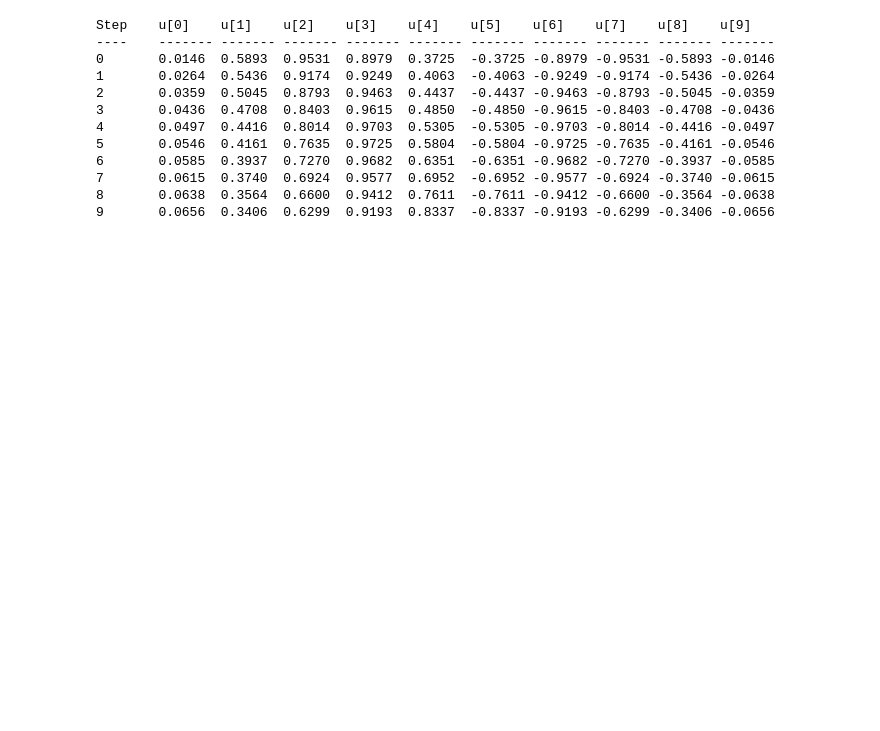
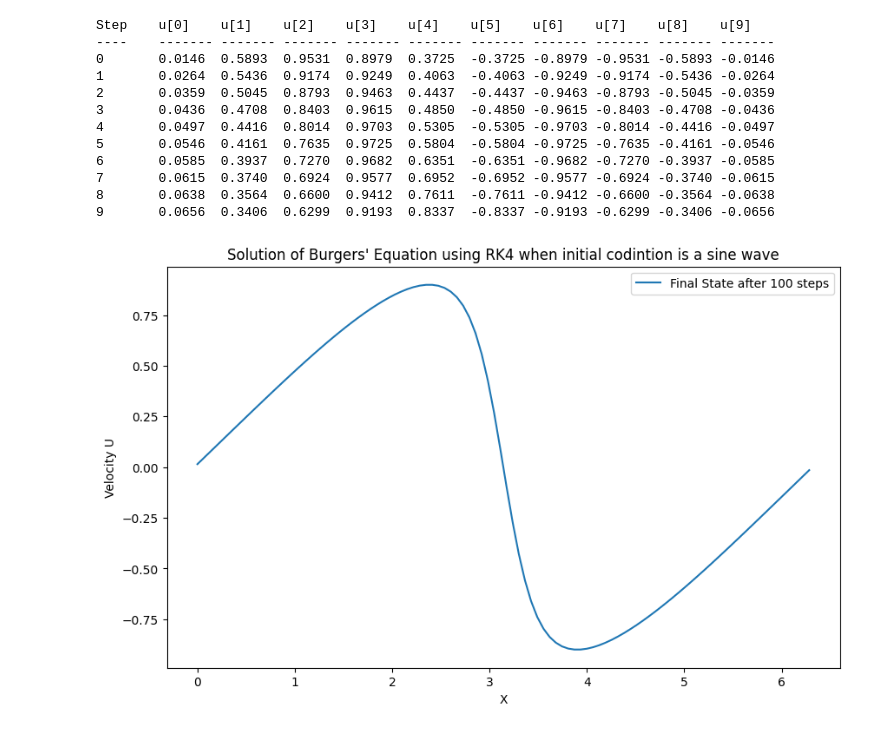
Before and after one commit to PARTHASAKHAPAUL/Flax-Teal-Programming-Assessment, a Jupyter notebook: Burger_eq_Solving_by_RK4/burger_equation.ipynb, the cells around one changed output. Saved outputs shown, nothing was run; the diff lists cells and outputs as text; code cells hidden in the pictures; blank space fills up the shorter version.

```diff
--- a/Burger_eq_Solving_by_RK4/burger_equation.ipynb
+++ b/Burger_eq_Solving_by_RK4/burger_equation.ipynb
@@ -57,3 +57,58 @@ Step    u[0]    u[1]    u[2]    u[3]    u[4]    u[5]    u[6]    u[7]    u[8]
 7       0.0615  0.3740  0.6924  0.9577  0.6952  -0.6952 -0.9577 -0.6924 -0.3740 -0.0615
 8       0.0638  0.3564  0.6600  0.9412  0.7611  -0.7611 -0.9412 -0.6600 -0.3564 -0.0638
 9       0.0656  0.3406  0.6299  0.9193  0.8337  -0.8337 -0.9193 -0.6299 -0.3406 -0.0656
+# %%
+import numpy as np
+import matplotlib.pyplot as plt
+
+
+def burgers_equation(u, dx, nu):
+    # Calculate the first derivative of u w.r.t x using central difference
+    ux = (np.concatenate([u[1:], [u[0]]]) - np.concatenate([[u[-1]], u[:-1]])) / (2 * dx)
+    # Calculate the second derivative of u w.r.t x using central difference
+    uxx = (np.concatenate([u[1:], [u[0]]]) - 2 * u + np.concatenate([[u[-1]], u[:-1]])) / dx**2
+
+    # Calculate the right hand side of Burgers' equation
+    return -u * ux + nu * uxx
+
+def rk4_step(u, dx, dt, nu):
+    # Calculate the first intermediate step (k1) of the RK4 method
+    k1 = burgers_equation(u, dx, nu)
+    # Calculate the second intermediate step (k2) using k1
+    k2 = burgers_equation(u + dt/2 * k1, dx, nu)
+    # Calculate the third intermediate step (k3) using k2
+    k3 = burgers_equation(u + dt/2 * k2, dx, nu)
+    # Calculate the fourth intermediate step (k4) using k3
+    k4 = burgers_equation(u + dt * k3, dx, nu)
+
+    # Combine all intermediate T to Calculate the next time step value of u
+    return u + dt/6 * (k1 + 2*k2 + 2*k3 + k4)
+
+# Parameters:
+L = 2 * np.pi  # Length of the space domain
+N = 100  # Number of grid points in space domain
+dx = L / N  # Distance between grid points
+nu = 0.1  # Viscosity coefficient
+dt = 0.01  # Time step size
+T = int(1 / dt)  # Total number of time steps
+
+# Initial condition:
+x = np.linspace(0, L, N)
+u = np.sin(x)
+
+
+# Evaluation using the RK4 method
+for step in range(T):
+    u = rk4_step(u, dx, dt, nu)
+
+
+# Plotting
+plt.figure(figsize=(10, 6))
+plt.plot(x, u, label='Final State after 100 steps')
+plt.title("Solution of Burgers' Equation using RK4 when initial codintion is a sine wave")
+plt.xlabel('X')
+plt.ylabel('Velocity U')
+plt.legend()
+plt.show()
+# %% [output]
+[figure, added]
```
